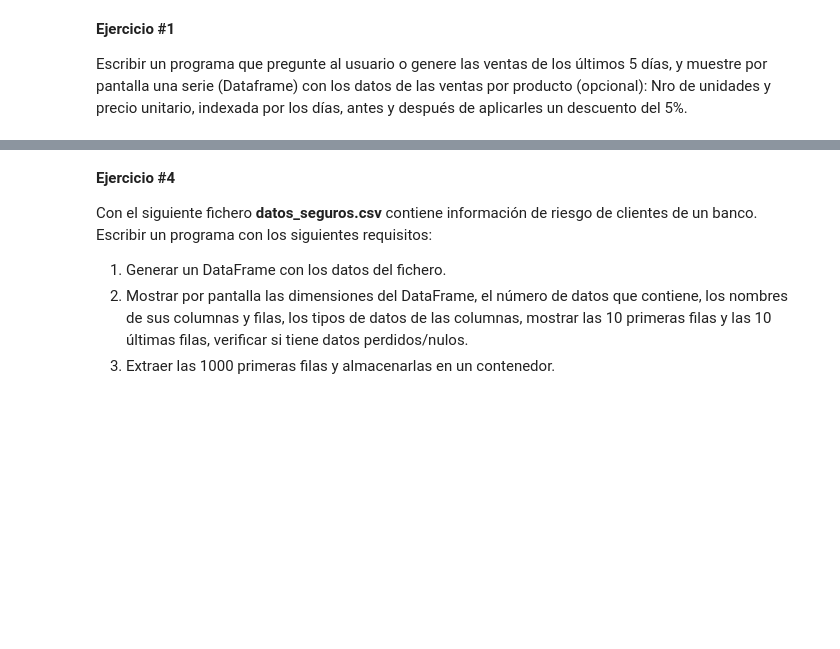
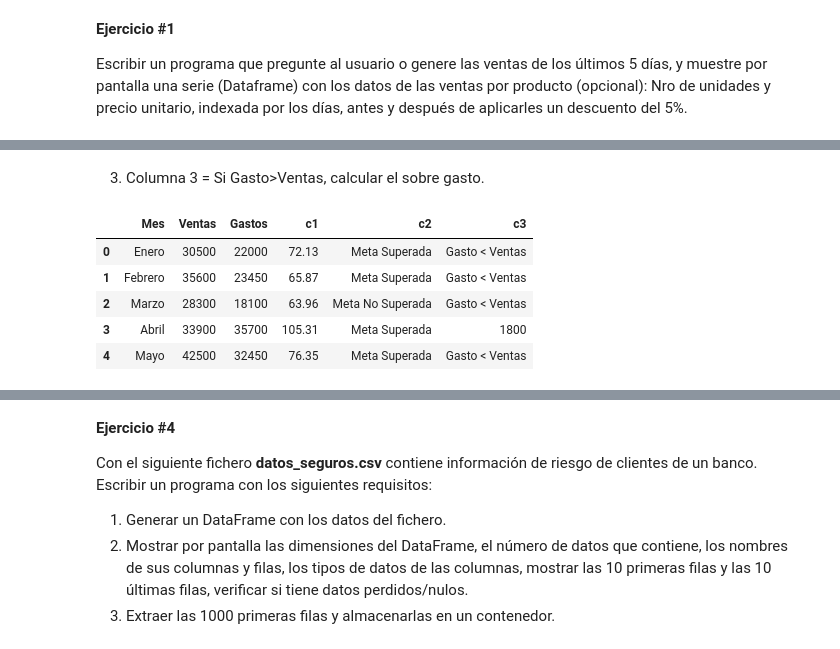
Before and after one commit to jeersson/Ciencia-de-Datos-y-ML-con-Python, a Jupyter notebook: Proyecto_1 - ML con Python.ipynb, the cells around one changed output, grey strips where cells are left out. Drawn from its saved outputs; the diff is of its cells as text; code cells hidden in the pictures; blank space fills up the shorter version.

```diff
--- a/Proyecto_1 - ML con Python.ipynb
+++ b/Proyecto_1 - ML con Python.ipynb
@@ -21,0 +116,3 @@ print(df) #lo mostramos
+# %%
+x=df1.index
+x
@@ -21,0 +158,3 @@ print(df) #lo mostramos
+# %%
+df1=(df1.assign(c1 = lambda x: x.Gastos/x.Ventas*100)).round(2)
+df1
@@ -21,0 +168,3 @@ print(df) #lo mostramos
+# %%
+df1=(df1.assign(c2 = lambda x: x.Ventas>30000))
+df1
@@ -21,0 +180,3 @@ print(df) #lo mostramos
+# %%
+df1["c2"]=["Meta Superada" if x>30000 else "Meta No Superada" for x in df1["Ventas"]]
+df1
@@ -21,0 +190,12 @@ print(df) #lo mostramos
+# %% [markdown]
+3. Columna 3 = Si Gasto>Ventas, calcular el sobre gasto.
+# %%
+df1["c3"]=np.where(df1["Gastos"]>df1["Ventas"],df1["Gastos"]-df1["Ventas"], "Gasto < Ventas")
+df1
+# %% [output]
+|  | Mes | Ventas | Gastos | c1 | c2 | c3 |
+| 0 | Enero | 30500 | 22000 | 72.13 | Meta Superada | Gasto < Ventas |
+| 1 | Febrero | 35600 | 23450 | 65.87 | Meta Superada | Gasto < Ventas |
+| 2 | Marzo | 28300 | 18100 | 63.96 | Meta No Superada | Gasto < Ventas |
+| 3 | Abril | 33900 | 35700 | 105.31 | Meta Superada | 1800 |
+| 4 | Mayo | 42500 | 32450 | 76.35 | Meta Superada | Gasto < Ventas |
```
Also changed, not shown: parts of 32 cells of this notebook.
